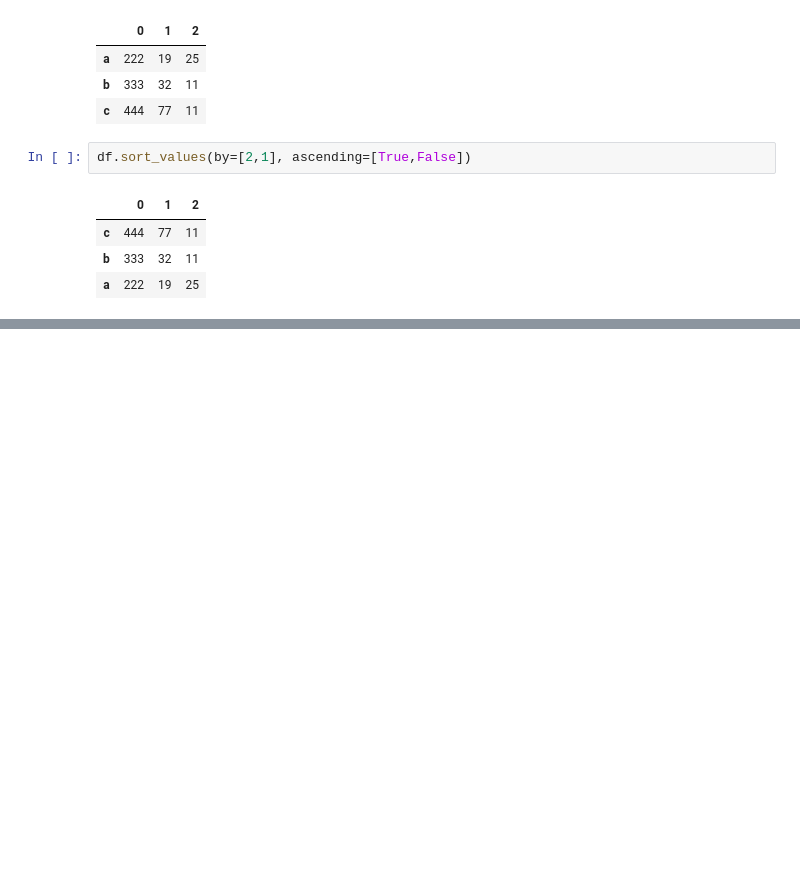
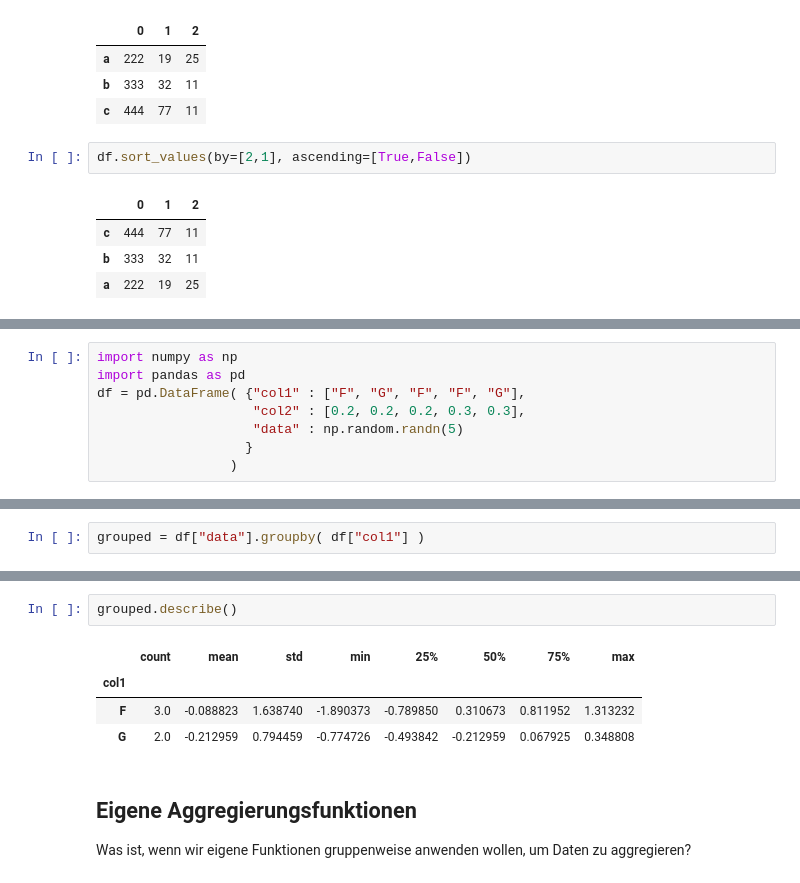
Before and after one commit to juebrauer/course_introduction_to_python, a Jupyter notebook: 06_pandas_datenstrukturen/pandas_datenstrukturen.ipynb, the cells around one changed output, grey strips where cells are left out. Cells and saved outputs as stored; diff of their text form; blank space fills up the shorter version.

```diff
--- a/06_pandas_datenstrukturen/pandas_datenstrukturen.ipynb
+++ b/06_pandas_datenstrukturen/pandas_datenstrukturen.ipynb
@@ -1080,0 +1095,8 @@ df.sort_values(by=[2,1], ascending=[True,False])
+# %%
+import numpy as np
+import pandas as pd
+df = pd.DataFrame( {"col1" : ["F", "G", "F", "F", "G"],
+                    "col2" : [0.2, 0.2, 0.2, 0.3, 0.3],
+                    "data" : np.random.randn(5)
+                   }
+                 )
@@ -1080,0 +1112,2 @@ df.sort_values(by=[2,1], ascending=[True,False])
+# %%
+grouped = df["data"].groupby( df["col1"] )
@@ -1080,0 +1169,11 @@ df.sort_values(by=[2,1], ascending=[True,False])
+# %%
+grouped.describe()
+# %% [output]
+|  | count | mean | std | min | 25% | 50% | 75% | max |
+| col1 |  |  |  |  |  |  |  |  |
+| F | 3.0 | -0.088823 | 1.638740 | -1.890373 | -0.789850 | 0.310673 | 0.811952 | 1.313232 |
+| G | 2.0 | -0.212959 | 0.794459 | -0.774726 | -0.493842 | -0.212959 | 0.067925 | 0.348808 |
+# %% [markdown]
+## Eigene Aggregierungsfunktionen
+
+Was ist, wenn wir eigene Funktionen gruppenweise anwenden wollen, um Daten zu aggregieren?
```
Also changed, not shown: parts of 22 cells of this notebook.
